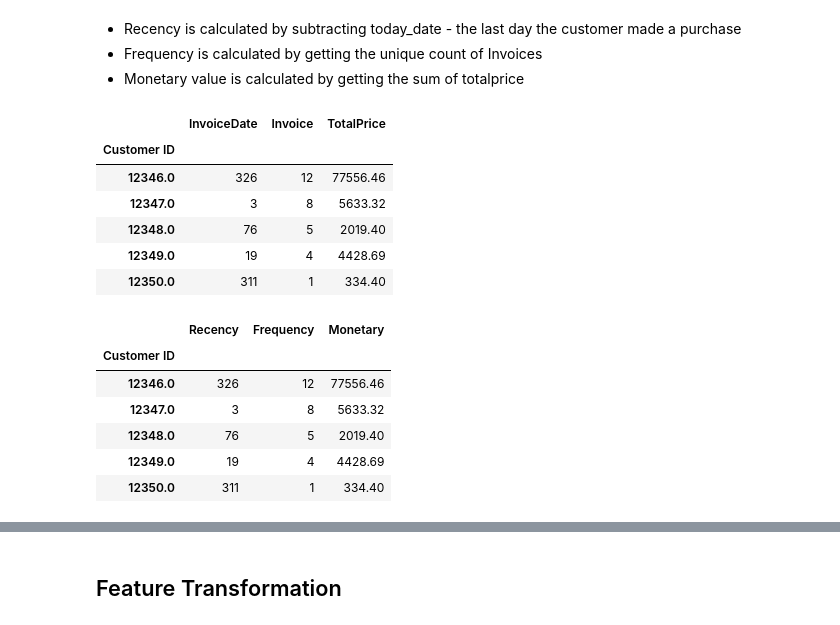
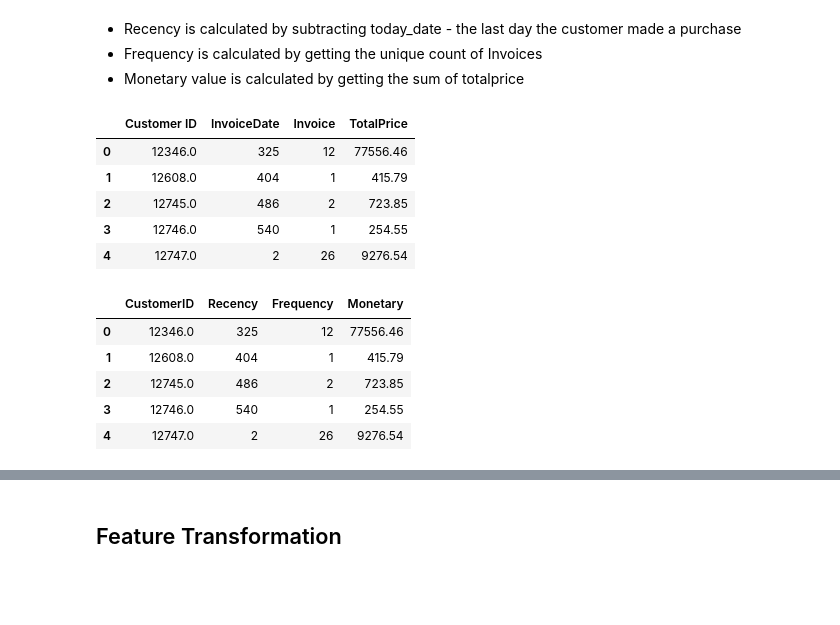
Before and after one commit to ParisRohan/AES-128-bit-Key-size-, a Jupyter notebook: rp-customer-segmentation.ipynb, the cells around one changed output, grey strips where cells are left out. Saved outputs shown, nothing was run; the diff lists cells and outputs as text; code cells hidden in the pictures; blank space fills up the shorter version.

```diff
--- a/rp-customer-segmentation.ipynb
+++ b/rp-customer-segmentation.ipynb
@@ -304,5 +242,0 @@ df_data[df_data['Description'].isna()]
-# %%
-#We will drop the rows where Description is NULL && Price = 0 & Customer ID = 0
-index_names = df_data[(df_data['Description'].isna()) & (df_data['Price']==0) & (df_data['Customer ID']==0)].index
-
-df_data.drop(index_names, inplace = True)
@@ -326,6 +243,3 @@ Int64Index([    577,     578,    1055,    1056,    1057,    1058,    1059,
-# %%
-#Drop the rows that have missing values for Price or Customer ID feature
-df_data.drop(index_names, inplace = True)
 # %%
 df_data.head()
 # %% [output]
@@ -338,9 +252,6 @@ df_data.head()
 # %%
 #Create a new feature named TotalPrice by multiplying Quantity and Price feature
 df_data['TotalPrice'] = df_data['Quantity'] * df_data['Price']
-
-#As the new feature has been included, we will drop the not required features
-df_data.drop(['Quantity','Price','Internal_Market'], axis=1, inplace=True)
 # %%
 #Get the top customers
 df_data.groupby("Customer ID")["TotalPrice"].sum()
@@ -400,7 +311,7 @@ Reference:
 https://www.investopedia.com/terms/r/rfm-recency-frequency-monetary-value.asp
 # %%
 #We will assign the next day after the last date recorded in the dataset as 'today_date'
-today_date = dt.datetime(2011, 12, 11)
+today_date = dt.datetime(2011, 12, 10)
 # %%
 #We will change the datatype of InvoiceDate to datetime from object
 df_data2['InvoiceDate'] = df_data2['InvoiceDate'].astype('datetime64')
@@ -413,27 +324,26 @@ rfm = df_data2.groupby('Customer ID').agg({'InvoiceDate': lambda date: (today_da
                                      'Invoice': lambda num: num.nunique(),
                                      'TotalPrice': lambda TotalPrice: TotalPrice.sum()})
 # %%
+rfm=rfm.reset_index()
 rfm.head()
 # %% [output]
-|  | InvoiceDate | Invoice | TotalPrice |
-| Customer ID |  |  |  |
-| 12346.0 | 326 | 12 | 77556.46 |
-| 12347.0 | 3 | 8 | 5633.32 |
-| 12348.0 | 76 | 5 | 2019.40 |
-| 12349.0 | 19 | 4 | 4428.69 |
-| 12350.0 | 311 | 1 | 334.40 |
+|  | Customer ID | InvoiceDate | Invoice | TotalPrice |
+| 0 | 12346.0 | 325 | 12 | 77556.46 |
+| 1 | 12608.0 | 404 | 1 | 415.79 |
+| 2 | 12745.0 | 486 | 2 | 723.85 |
+| 3 | 12746.0 | 540 | 1 | 254.55 |
+| 4 | 12747.0 | 2 | 26 | 9276.54 |
 # %%
 #renaming the column names
-rfm.columns = ['Recency', 'Frequency', 'Monetary']
+rfm.columns = ['CustomerID','Recency', 'Frequency', 'Monetary']
 rfm.head()
 # %% [output]
-|  | Recency | Frequency | Monetary |
-| Customer ID |  |  |  |
-| 12346.0 | 326 | 12 | 77556.46 |
-| 12347.0 | 3 | 8 | 5633.32 |
-| 12348.0 | 76 | 5 | 2019.40 |
-| 12349.0 | 19 | 4 | 4428.69 |
-| 12350.0 | 311 | 1 | 334.40 |
+|  | CustomerID | Recency | Frequency | Monetary |
+| 0 | 12346.0 | 325 | 12 | 77556.46 |
+| 1 | 12608.0 | 404 | 1 | 415.79 |
+| 2 | 12745.0 | 486 | 2 | 723.85 |
+| 3 | 12746.0 | 540 | 1 | 254.55 |
+| 4 | 12747.0 | 2 | 26 | 9276.54 |
 # %%
 rfm.describe()
 # %% [output]
```
Also changed, not shown: parts of 46 cells of this notebook.
